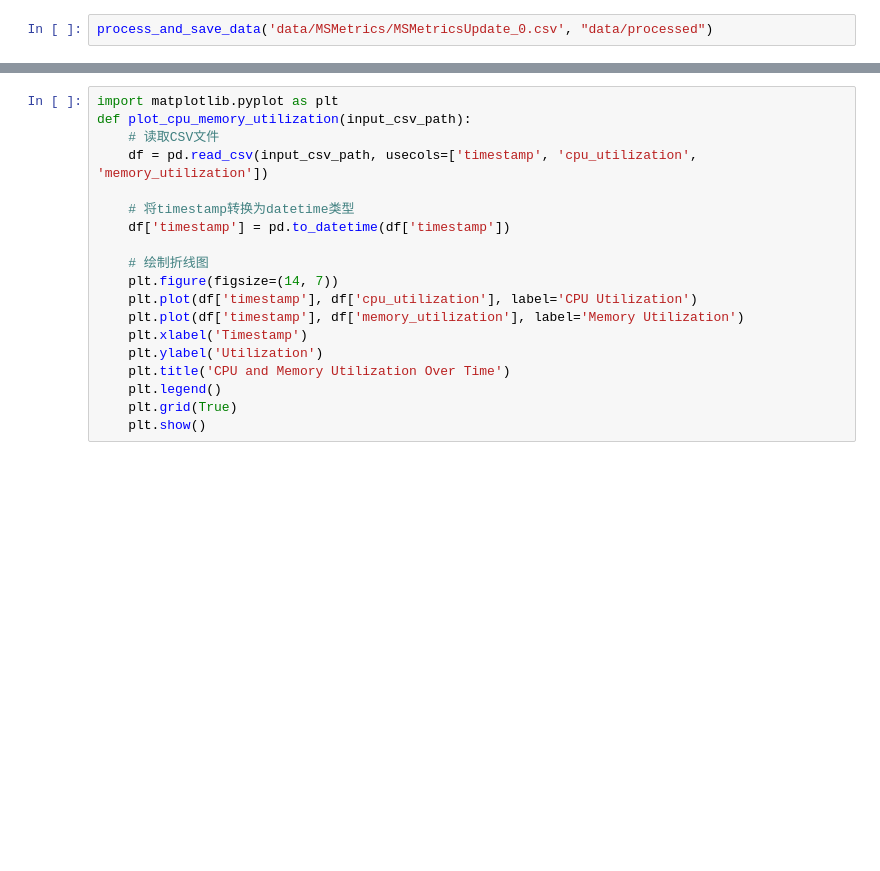
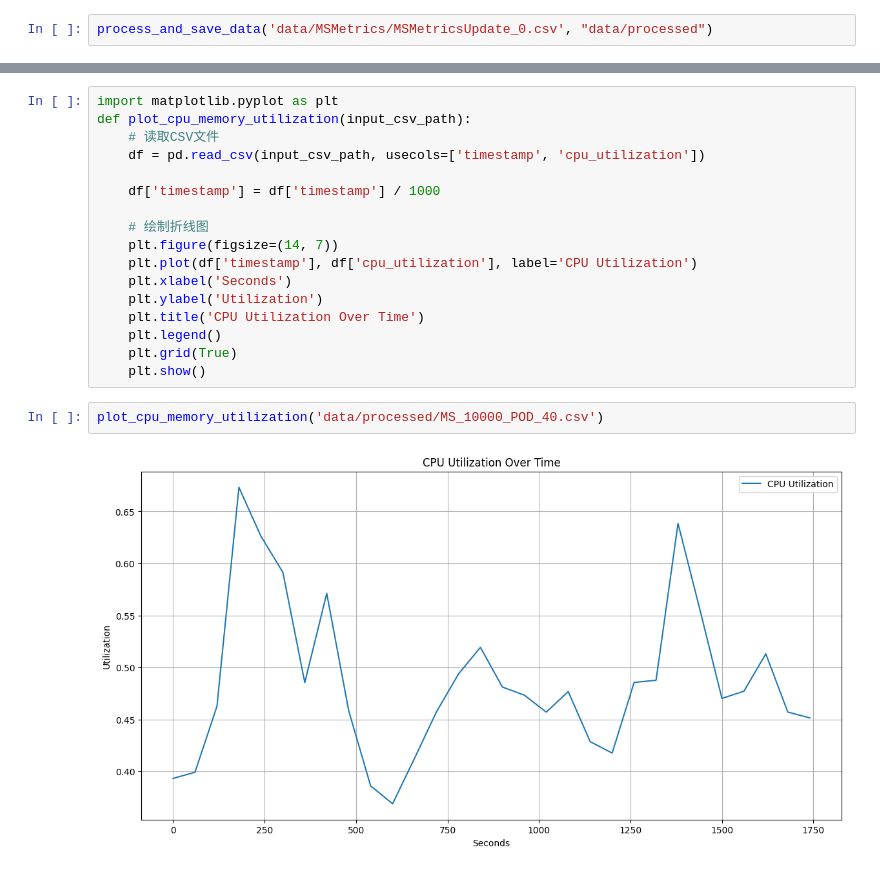
Before and after one commit to AiRanthem/clusterdata, a Jupyter notebook: cluster-trace-microservices-v2022/data-process.ipynb, the cells around one changed output, grey strips where cells are left out. Saved outputs shown, nothing was run; the diff lists cells and outputs as text; blank space fills up the shorter version.

```diff
--- a/cluster-trace-microservices-v2022/data-process.ipynb
+++ b/cluster-trace-microservices-v2022/data-process.ipynb
@@ -28,18 +54,20 @@ process_and_save_data('data/MSMetrics/MSMetricsUpdate_0.csv', "data/processed")
 import matplotlib.pyplot as plt
 def plot_cpu_memory_utilization(input_csv_path):
     # 读取CSV文件
-    df = pd.read_csv(input_csv_path, usecols=['timestamp', 'cpu_utilization', 'memory_utilization'])
+    df = pd.read_csv(input_csv_path, usecols=['timestamp', 'cpu_utilization'])
 
-    # 将timestamp转换为datetime类型
-    df['timestamp'] = pd.to_datetime(df['timestamp'])
+    df['timestamp'] = df['timestamp'] / 1000
 
     # 绘制折线图
     plt.figure(figsize=(14, 7))
     plt.plot(df['timestamp'], df['cpu_utilization'], label='CPU Utilization')
-    plt.plot(df['timestamp'], df['memory_utilization'], label='Memory Utilization')
-    plt.xlabel('Timestamp')
+    plt.xlabel('Seconds')
     plt.ylabel('Utilization')
-    plt.title('CPU and Memory Utilization Over Time')
+    plt.title('CPU Utilization Over Time')
     plt.legend()
     plt.grid(True)
     plt.show()
+# %%
+plot_cpu_memory_utilization('data/processed/MS_10000_POD_40.csv')
+# %% [output]
+[figure, added]
```
Also changed, not shown: parts of 3 cells of this notebook, 1 other file.
